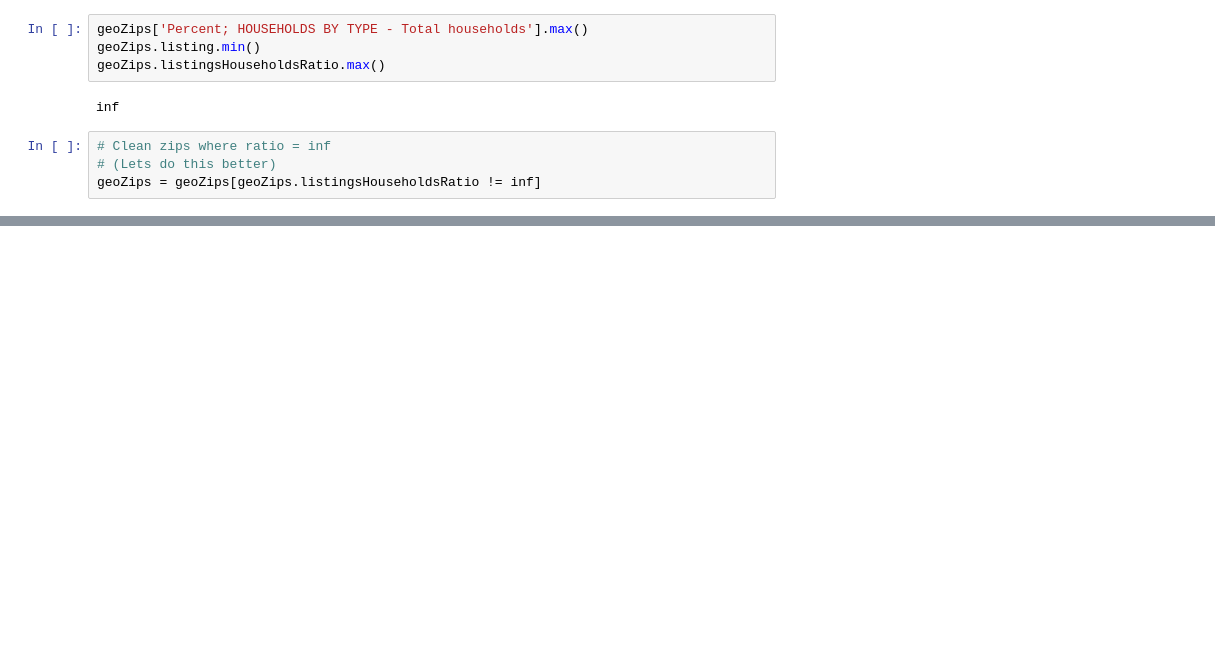
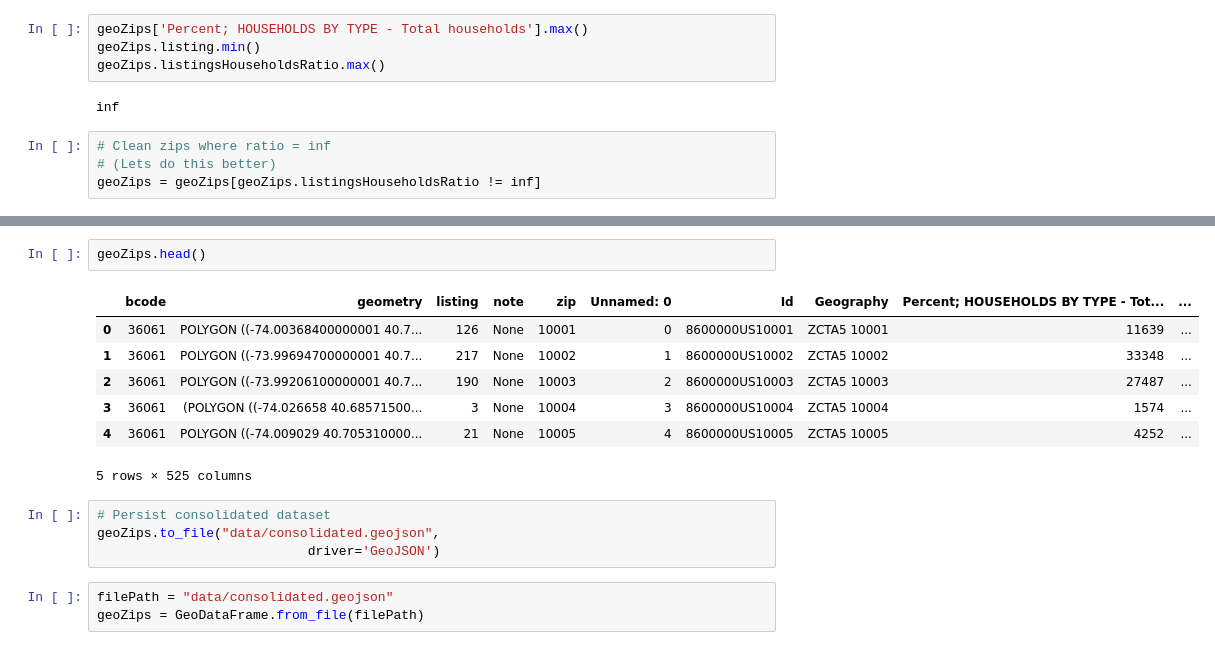
Before and after one commit to sbg389/ads2017, a Jupyter notebook: 3_data_wrangling_combined.ipynb, the cells around one changed output, grey strips where cells are left out. Cells and saved outputs as stored; diff of their text form; blank space fills up the shorter version.

Commit message:
Added consolidated dataset with subways, trees, hotels, etc

```diff
--- a/3_data_wrangling_combined.ipynb
+++ b/3_data_wrangling_combined.ipynb
@@ -111,0 +112,17 @@ pl.colorbar(scalarmappaple, ax=ax2)
+# %%
+geoZips.head()
+# %% [output]
+|  | bcode | geometry | listing | note | zip | Unnamed: 0 | Id | Geography | Percent; HOUSEHOLDS BY TYPE - Tot... | ... |
+| 0 | 36061 | POLYGON ((-74.00368400000001 40.7... | 126 | None | 10001 | 0 | 8600000US10001 | ZCTA5 10001 | 11639 | ... |
+| 1 | 36061 | POLYGON ((-73.99694700000001 40.7... | 217 | None | 10002 | 1 | 8600000US10002 | ZCTA5 10002 | 33348 | ... |
+| 2 | 36061 | POLYGON ((-73.99206100000001 40.7... | 190 | None | 10003 | 2 | 8600000US10003 | ZCTA5 10003 | 27487 | ... |
+| 3 | 36061 | (POLYGON ((-74.026658 40.68571500... | 3 | None | 10004 | 3 | 8600000US10004 | ZCTA5 10004 | 1574 | ... |
+| 4 | 36061 | POLYGON ((-74.009029 40.705310000... | 21 | None | 10005 | 4 | 8600000US10005 | ZCTA5 10005 | 4252 | ... |
+5 rows × 525 columns
+# %%
+# Persist consolidated dataset
+geoZips.to_file("data/consolidated.geojson",
+                           driver='GeoJSON')
+# %%
+filePath = "data/consolidated.geojson"
+geoZips = GeoDataFrame.from_file(filePath)
```
Also changed, not shown: parts of 22 cells of this notebook, 1 other file.
